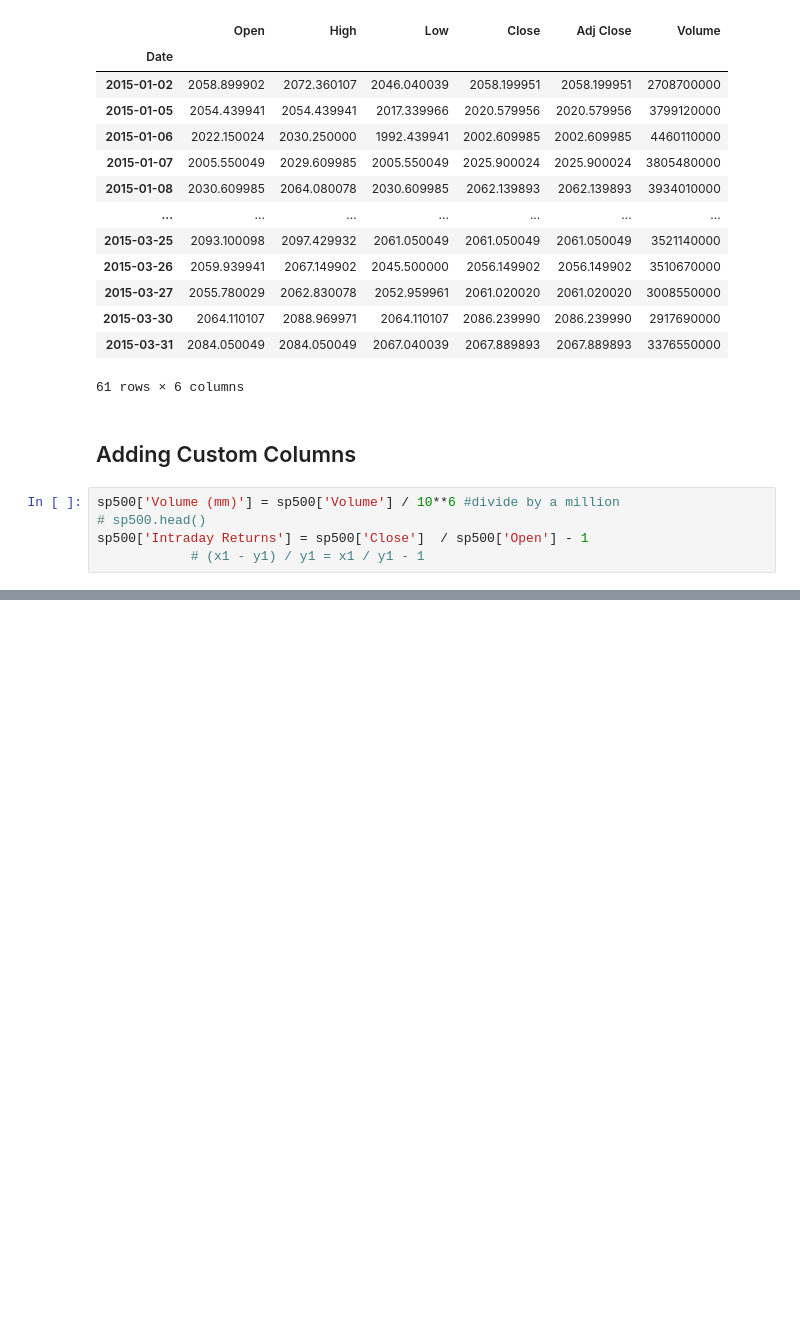
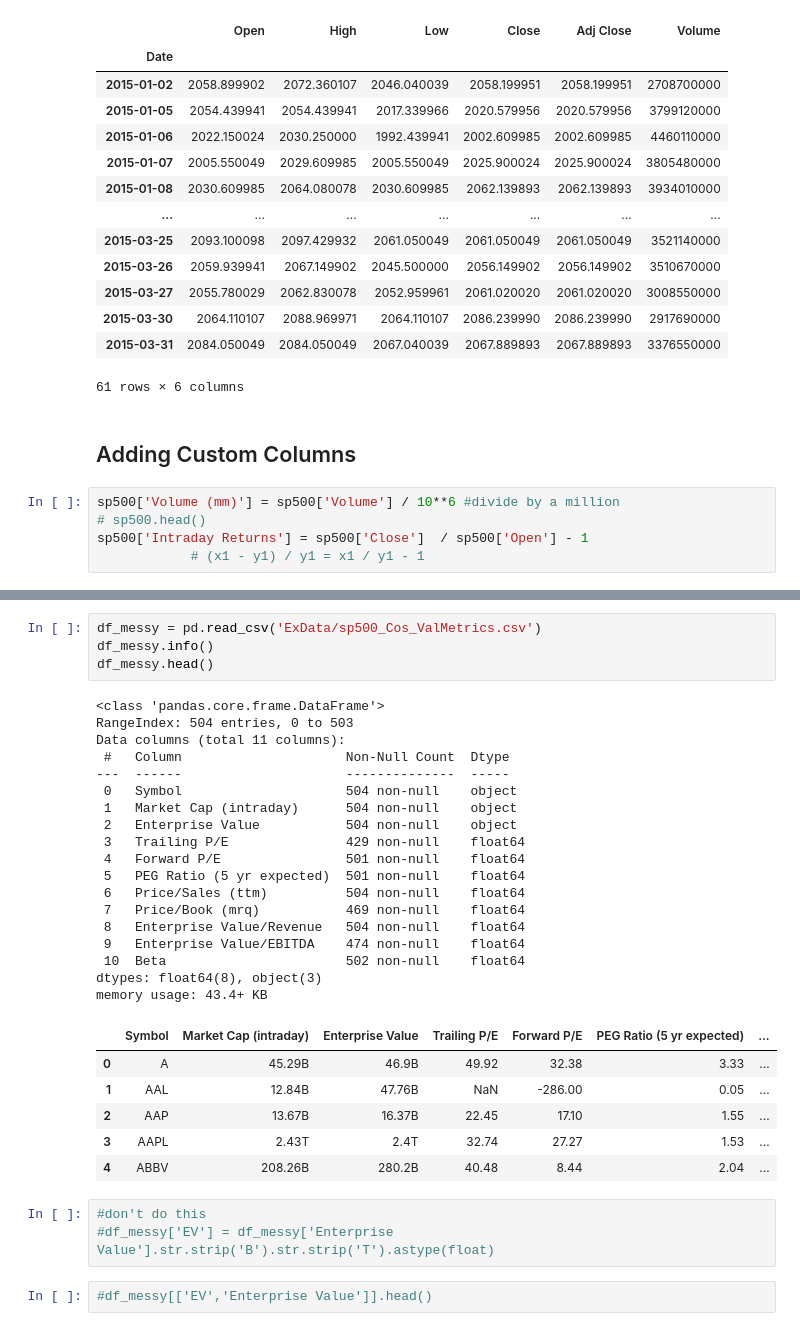
Before and after one commit to TheMarqueeGroup/JPM_DS_Apr2024, a Jupyter notebook: day1_notes.ipynb, the cells around one changed output, grey strips where cells are left out. Cells and saved outputs as stored; diff of their text form; blank space fills up the shorter version.

```diff
--- a/day1_notes.ipynb
+++ b/day1_notes.ipynb
@@ -229,0 +241,34 @@ sp500.head(3)
+# %%
+df_messy = pd.read_csv('ExData/sp500_Cos_ValMetrics.csv')
+df_messy.info()
+df_messy.head()
+# %% [output]
+<class 'pandas.core.frame.DataFrame'>
+RangeIndex: 504 entries, 0 to 503
+Data columns (total 11 columns):
+ #   Column                     Non-Null Count  Dtype
+---  ------                     --------------  -----
+ 0   Symbol                     504 non-null    object
+ 1   Market Cap (intraday)      504 non-null    object
+ 2   Enterprise Value           504 non-null    object
+ 3   Trailing P/E               429 non-null    float64
+ 4   Forward P/E                501 non-null    float64
+ 5   PEG Ratio (5 yr expected)  501 non-null    float64
+ 6   Price/Sales (ttm)          504 non-null    float64
+ 7   Price/Book (mrq)           469 non-null    float64
+ 8   Enterprise Value/Revenue   504 non-null    float64
+ 9   Enterprise Value/EBITDA    474 non-null    float64
+ 10  Beta                       502 non-null    float64
+dtypes: float64(8), object(3)
+memory usage: 43.4+ KB
+|  | Symbol | Market Cap (intraday) | Enterprise Value | Trailing P/E | Forward P/E | PEG Ratio (5 yr expected) | ... |
+| 0 | A | 45.29B | 46.9B | 49.92 | 32.38 | 3.33 | ... |
+| 1 | AAL | 12.84B | 47.76B | NaN | -286.00 | 0.05 | ... |
+| 2 | AAP | 13.67B | 16.37B | 22.45 | 17.10 | 1.55 | ... |
+| 3 | AAPL | 2.43T | 2.4T | 32.74 | 27.27 | 1.53 | ... |
+| 4 | ABBV | 208.26B | 280.2B | 40.48 | 8.44 | 2.04 | ... |
+# %%
+#don't do this
+#df_messy['EV'] = df_messy['Enterprise Value'].str.strip('B').str.strip('T').astype(float)
+# %%
+#df_messy[['EV','Enterprise Value']].head()
```
Also changed, not shown: parts of 26 cells of this notebook, 1 other file.
